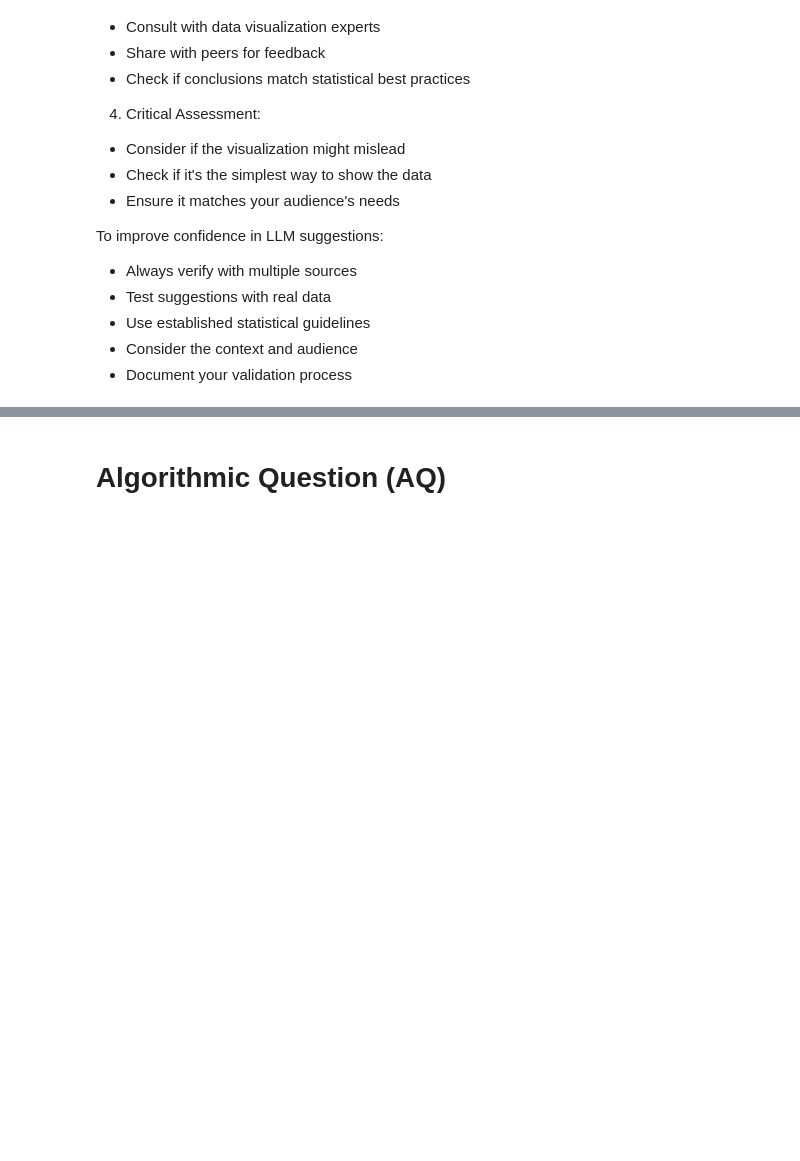
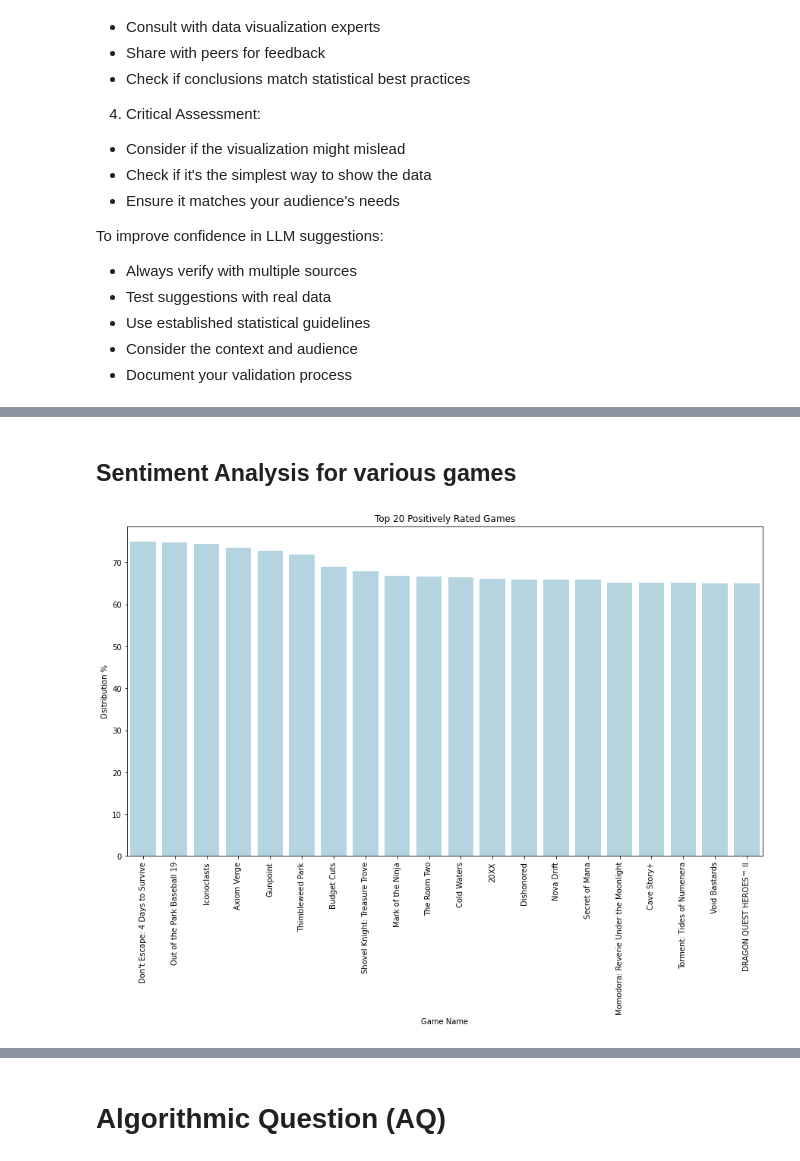
Before and after one commit to sandrokhizanishvili/SAPIENZA-ADM-HW2, a Jupyter notebook: 2021_steam_dataset_analysis.ipynb, the cells around one changed output, grey strips where cells are left out. Cells and saved outputs as stored; diff of their text form; code cells hidden in the pictures; blank space fills up the shorter version.

```diff
--- a/2021_steam_dataset_analysis.ipynb
+++ b/2021_steam_dataset_analysis.ipynb
@@ -1067,0 +1281,22 @@ To improve confidence in LLM suggestions:
+# %% [markdown]
+## **Sentiment Analysis for various games**
+# %%
+sentiment_distirbution_apps = combined_df.groupby(['app_name','sentiment'])[['sentiment']].count().rename(columns={'sentiment':'count'}).reset_index()
+# %%
+sentiment_distirbution_apps['percentage'] = sentiment_distirbution_apps.groupby('app_name')['count'].apply(lambda x: round(x / x.sum() * 100,2))
+# %%
+most_positive = sentiment_distirbution_apps[sentiment_distirbution_apps['sentiment'] == 'positive'].nlargest(20, 'percentage')
+most_negative = sentiment_distirbution_apps[sentiment_distirbution_apps['sentiment'] == 'negative'].nlargest(20, 'percentage')
+most_neutral = sentiment_distirbution_apps[sentiment_distirbution_apps['sentiment'] == 'neutral'].nlargest(20, 'percentage')
+# %%
+plt.figure(figsize=(15, 8))
+sns.barplot(data=most_positive, x='app_name', y='percentage', color='lightblue')
+
+plt.xticks(rotation=90)
+plt.xlabel('Game Name')
+plt.ylabel('Dsitribution %')
+plt.title('Top 20 Positively Rated Games')
+
+plt.show()
+# %% [output]
+[figure, added]
```
Also changed, not shown: parts of 25 cells of this notebook.
